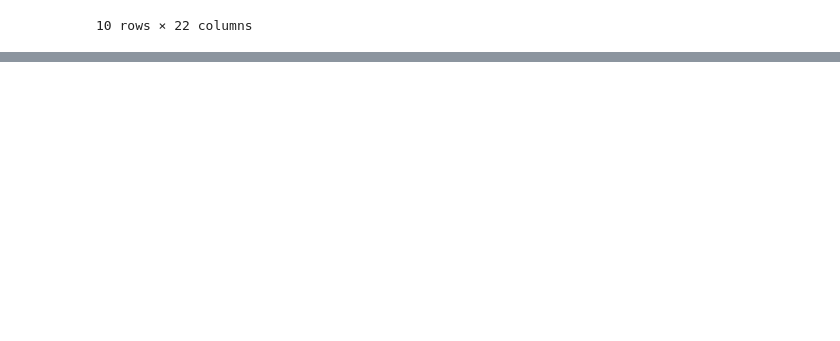
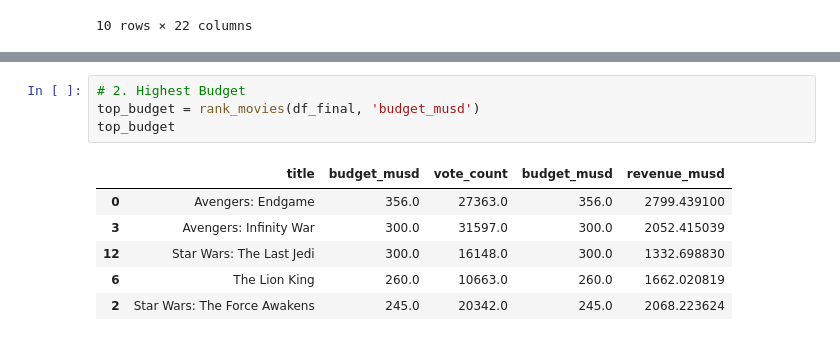
Before and after one commit to hubiverse/amalitech-de-labs, a Jupyter notebook: tmdb_movie/main.ipynb, the cells around one changed output, grey strips where cells are left out. Drawn from its saved outputs; the diff is of its cells as text; blank space fills up the shorter version.

```diff
--- a/tmdb_movie/main.ipynb
+++ b/tmdb_movie/main.ipynb
@@ -306,0 +348,11 @@ display(df_cleaned[['title', 'director', 'cast_size', 'cast_size', 'budget_musd'
+# %%
+# 2. Highest Budget
+top_budget = rank_movies(df_final, 'budget_musd')
+top_budget
+# %% [output]
+|  | title | budget_musd | vote_count | budget_musd | revenue_musd |
+| 0 | Avengers: Endgame | 356.0 | 27363.0 | 356.0 | 2799.439100 |
+| 3 | Avengers: Infinity War | 300.0 | 31597.0 | 300.0 | 2052.415039 |
+| 12 | Star Wars: The Last Jedi | 300.0 | 16148.0 | 300.0 | 1332.698830 |
+| 6 | The Lion King | 260.0 | 10663.0 | 260.0 | 1662.020819 |
+| 2 | Star Wars: The Force Awakens | 245.0 | 20342.0 | 245.0 | 2068.223624 |
```
Also changed, not shown: parts of 17 cells of this notebook.
